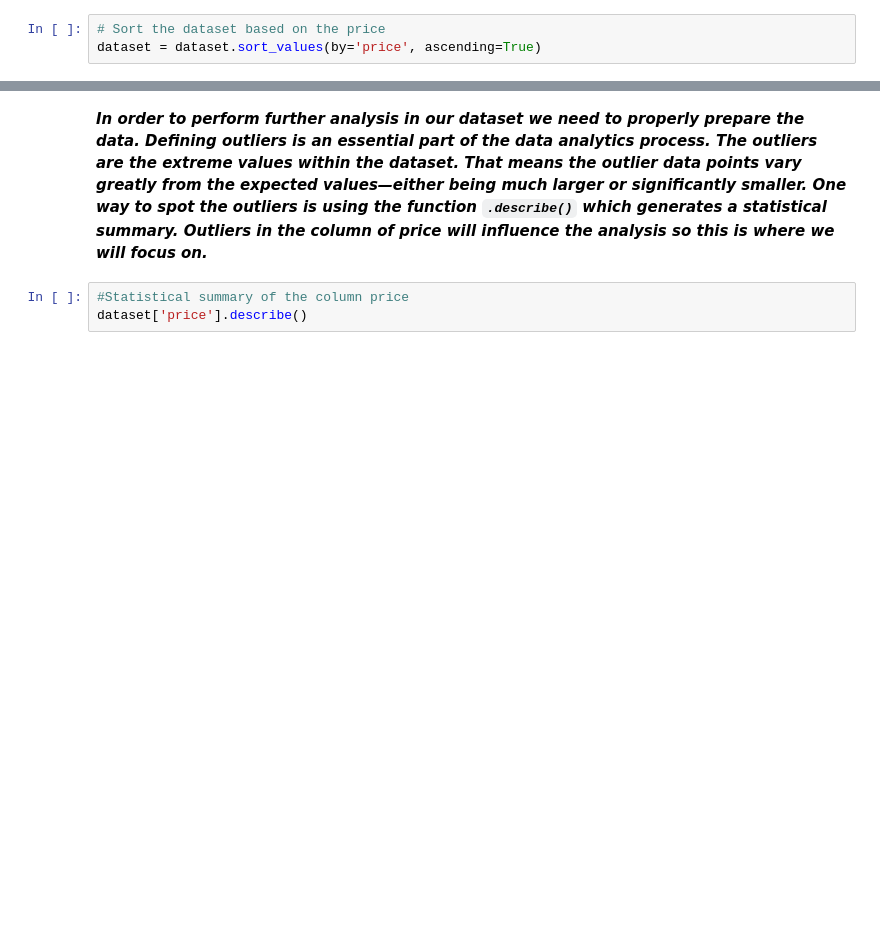
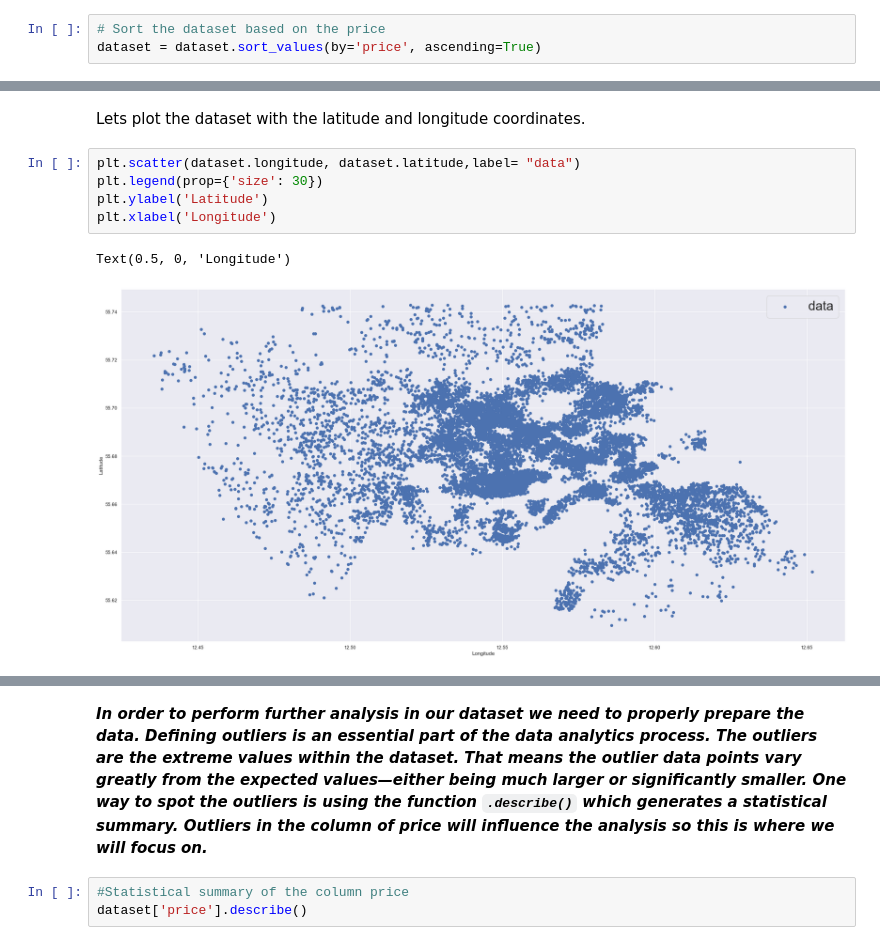
Before and after one commit to Arlinda96/BA-Project, a Jupyter notebook: Airbnb_Project.ipynb, the cells around one changed output, grey strips where cells are left out. Saved outputs shown, nothing was run; the diff lists cells and outputs as text; blank space fills up the shorter version.

```diff
--- a/Airbnb_Project.ipynb
+++ b/Airbnb_Project.ipynb
@@ -220,3 +226,13 @@ dataset.head()
 | 48652028 | Room for rent in shared accommoda... | 225782385 | Nitesh | Bispebjerg | 55.70316 | 12.53422 | Private room | 120 | ... |
 | 47282476 | IVORY TOWER | 247828624 | Oiram | Brnshj-Husum | 55.71841 | 12.48477 | Private room | 124 | ... |
 | 51107459 | LOVELY ROOM FOR RENT IN VALBY COP... | 412918036 | Cinthia | Valby | 55.65435 | 12.50645 | Private room | 127 | ... |
+# %% [markdown]
+Lets plot the dataset with the latitude and longitude coordinates.
+# %%
+plt.scatter(dataset.longitude, dataset.latitude,label= "data")
+plt.legend(prop={'size': 30})
+plt.ylabel('Latitude')
+plt.xlabel('Longitude')
+# %% [output]
+Text(0.5, 0, 'Longitude')
+[figure, added]
```
Also changed, not shown: parts of 14 cells of this notebook.
